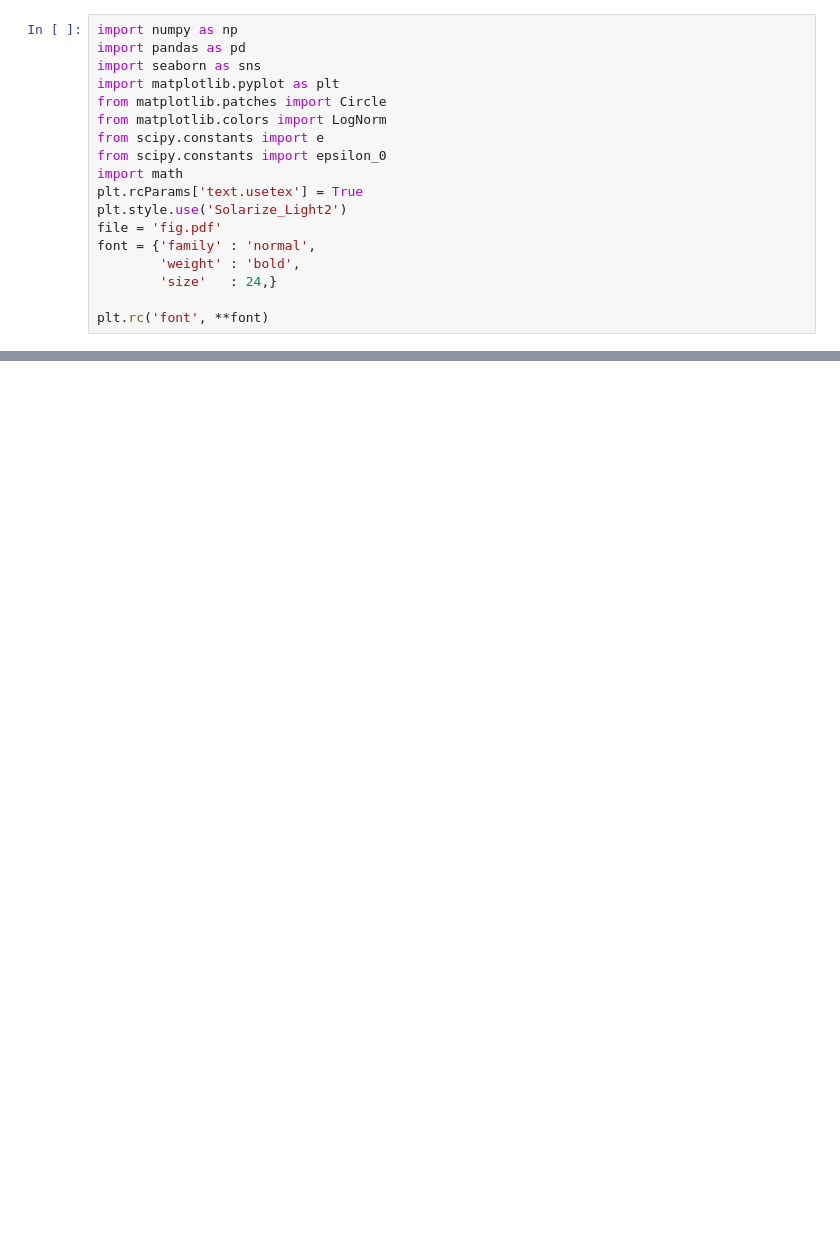
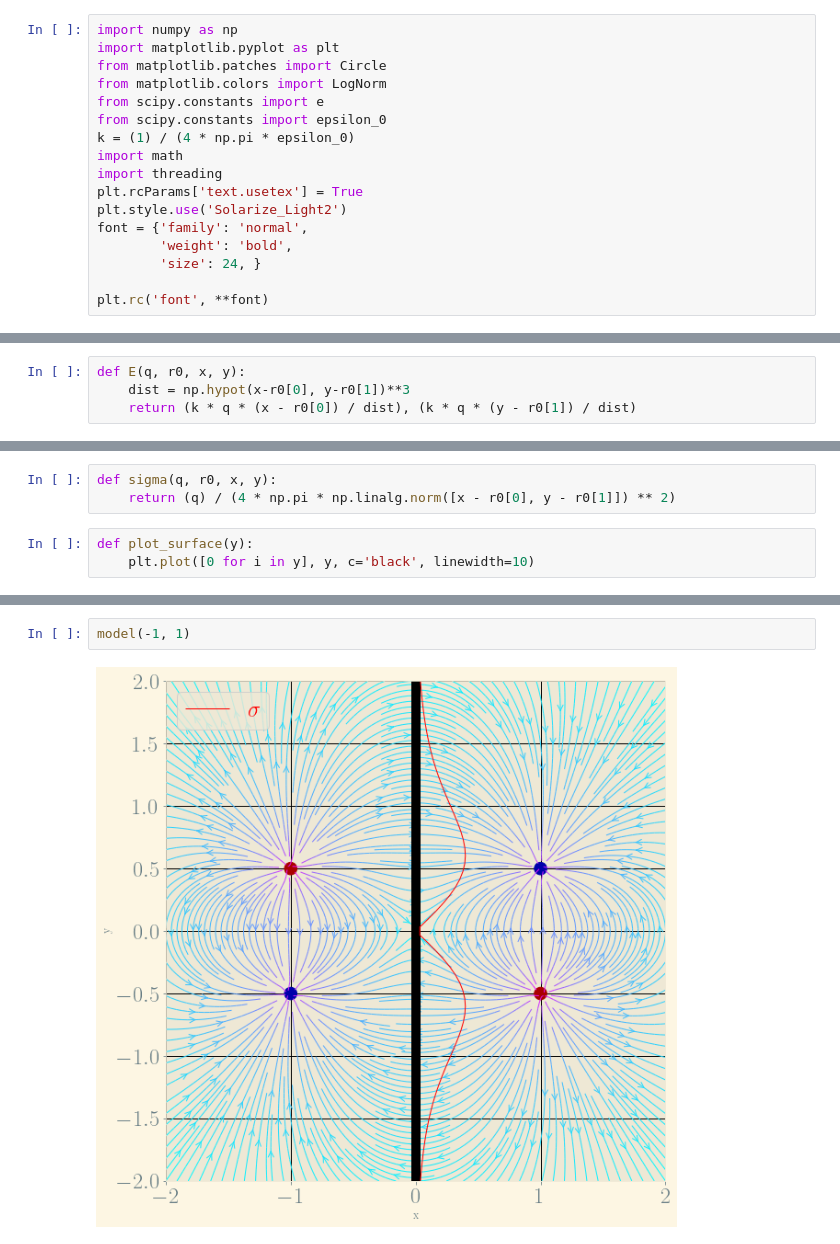
Before and after one commit to currantino/physics, a Jupyter notebook: p3.ipynb, the cells around one changed output, grey strips where cells are left out. Cells and saved outputs as stored; diff of their text form; blank space fills up the shorter version.

```diff
--- a/p3.ipynb
+++ b/p3.ipynb
@@ -5,19 +5,18 @@
   * наложить на изображение силовых линий вблизи плоскости график распределения поверхностной плотности заряда на плоскости.
 # %%
 import numpy as np
-import pandas as pd
-import seaborn as sns
 import matplotlib.pyplot as plt
 from matplotlib.patches import Circle
 from matplotlib.colors import LogNorm
 from scipy.constants import e
 from scipy.constants import epsilon_0
+k = (1) / (4 * np.pi * epsilon_0)
 import math
+import threading
 plt.rcParams['text.usetex'] = True
 plt.style.use('Solarize_Light2')
-file = 'fig.pdf'
-font = {'family' : 'normal',
-        'weight' : 'bold',
-        'size'   : 24,}
+font = {'family': 'normal',
+        'weight': 'bold',
+        'size': 24, }
 
 plt.rc('font', **font)
@@ -112,0 +29,4 @@ plt.show()
+# %%
+def E(q, r0, x, y):
+    dist = np.hypot(x-r0[0], y-r0[1])**3
+    return (k * q * (x - r0[0]) / dist), (k * q * (y - r0[1]) / dist)
@@ -112,0 +35,6 @@ plt.show()
+# %%
+def sigma(q, r0, x, y):
+    return (q) / (4 * np.pi * np.linalg.norm([x - r0[0], y - r0[1]]) ** 2)
+# %%
+def plot_surface(y):
+    plt.plot([0 for i in y], y, c='black', linewidth=10)
@@ -112,0 +95,4 @@ plt.show()
+# %%
+model(-1, 1)
+# %% [output]
+[figure, added]
```
Also changed, not shown: parts of 10 cells of this notebook.
